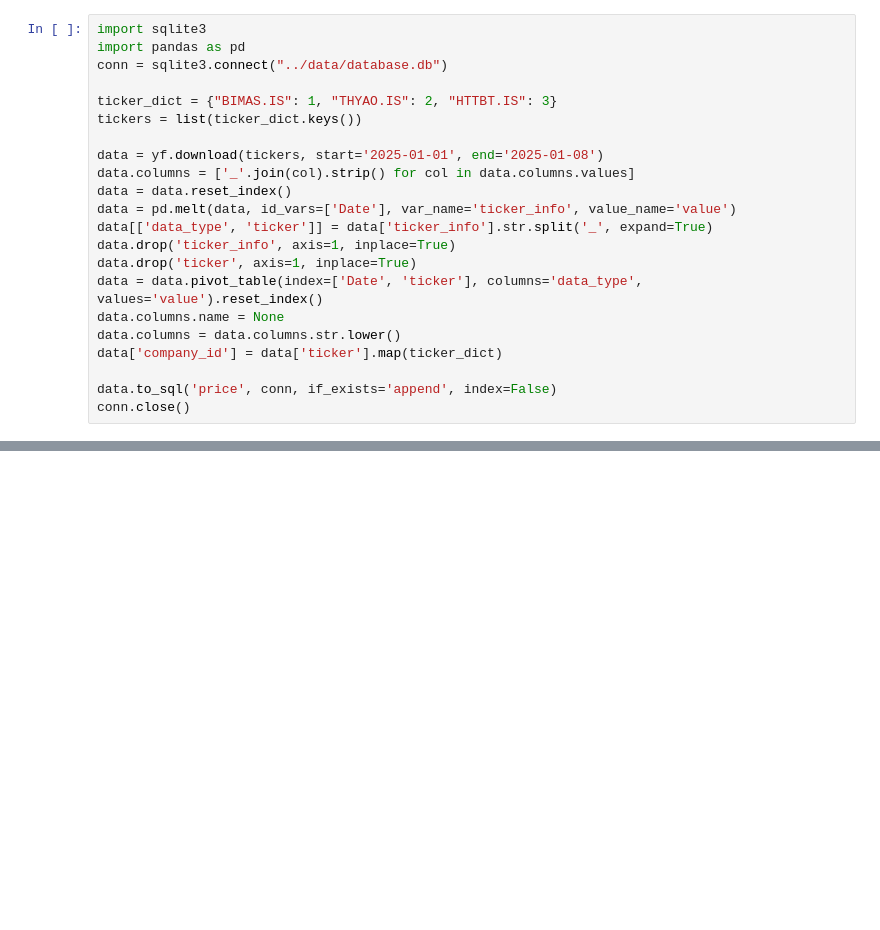
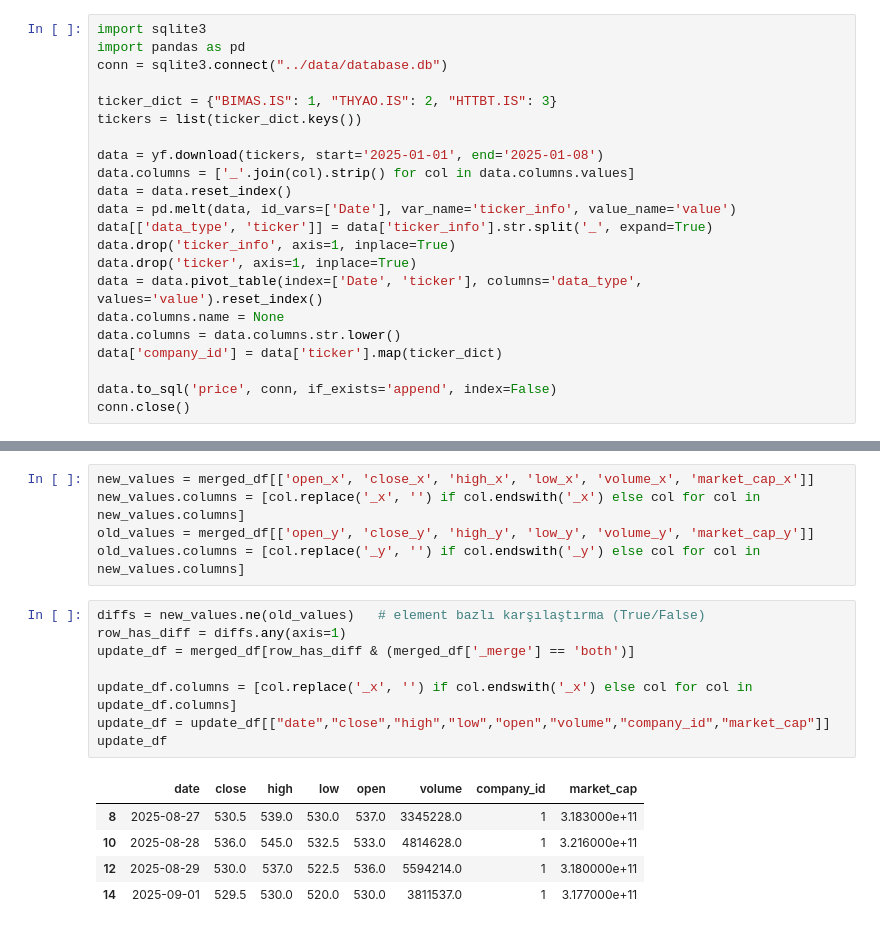
Before and after one commit to barbarosugurkan/portfolio-backtest-project, a Jupyter notebook: docs/test_fetch_prices.ipynb, the cells around one changed output, grey strips where cells are left out. Drawn from its saved outputs; the diff is of its cells as text; blank space fills up the shorter version.

Commit message:
feat: Update price data for existing dates if values differ.

```diff
--- a/docs/test_fetch_prices.ipynb
+++ b/docs/test_fetch_prices.ipynb
@@ -250,0 +506,19 @@ data
+# %%
+new_values = merged_df[['open_x', 'close_x', 'high_x', 'low_x', 'volume_x', 'market_cap_x']]
+new_values.columns = [col.replace('_x', '') if col.endswith('_x') else col for col in new_values.columns]
+old_values = merged_df[['open_y', 'close_y', 'high_y', 'low_y', 'volume_y', 'market_cap_y']]
+old_values.columns = [col.replace('_y', '') if col.endswith('_y') else col for col in new_values.columns]
+# %%
+diffs = new_values.ne(old_values)   # element bazlı karşılaştırma (True/False)
+row_has_diff = diffs.any(axis=1)
+update_df = merged_df[row_has_diff & (merged_df['_merge'] == 'both')]
+
+update_df.columns = [col.replace('_x', '') if col.endswith('_x') else col for col in update_df.columns]
+update_df = update_df[["date","close","high","low","open","volume","company_id","market_cap"]]
+update_df
+# %% [output]
+|  | date | close | high | low | open | volume | company_id | market_cap |
+| 8 | 2025-08-27 | 530.5 | 539.0 | 530.0 | 537.0 | 3345228.0 | 1 | 3.183000e+11 |
+| 10 | 2025-08-28 | 536.0 | 545.0 | 532.5 | 533.0 | 4814628.0 | 1 | 3.216000e+11 |
+| 12 | 2025-08-29 | 530.0 | 537.0 | 522.5 | 536.0 | 5594214.0 | 1 | 3.180000e+11 |
+| 14 | 2025-09-01 | 529.5 | 530.0 | 520.0 | 530.0 | 3811537.0 | 1 | 3.177000e+11 |
```
Also changed, not shown: parts of 9 cells of this notebook, 1 other file.
